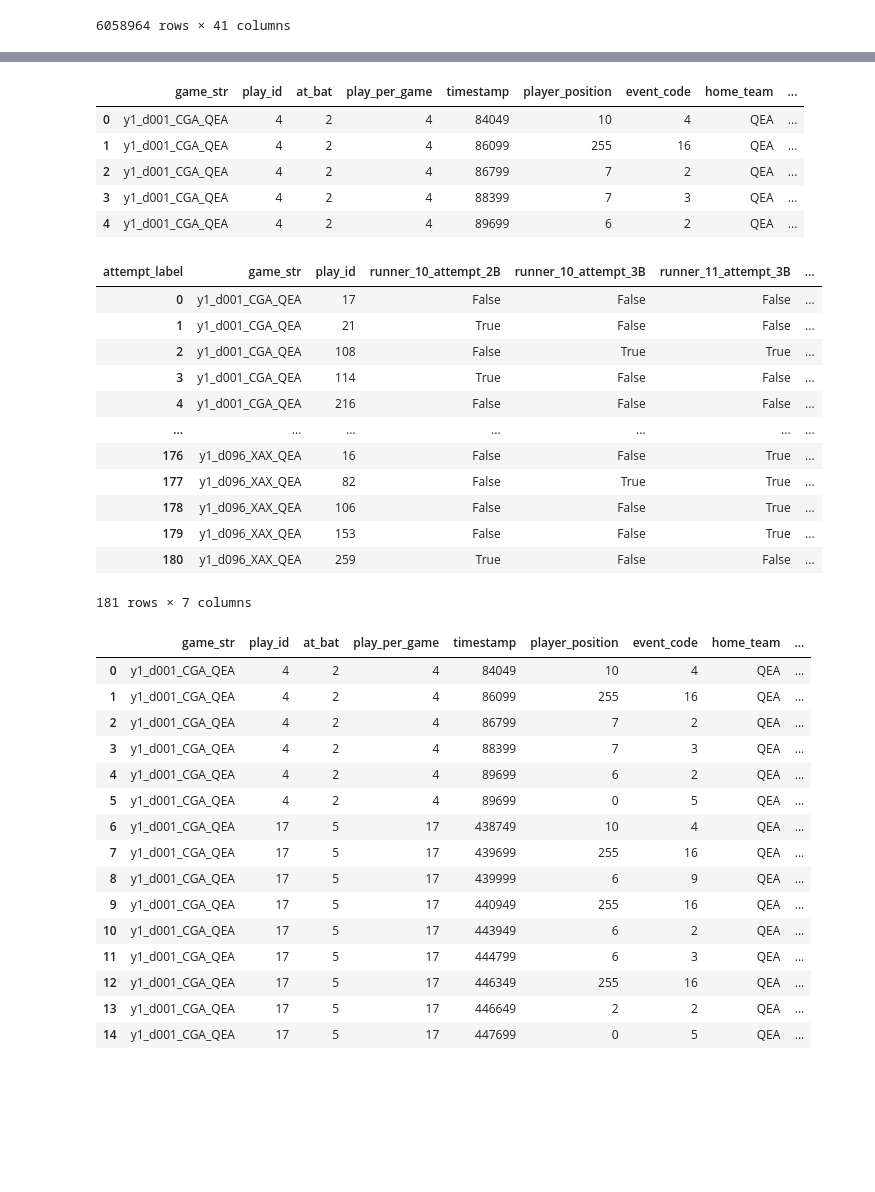
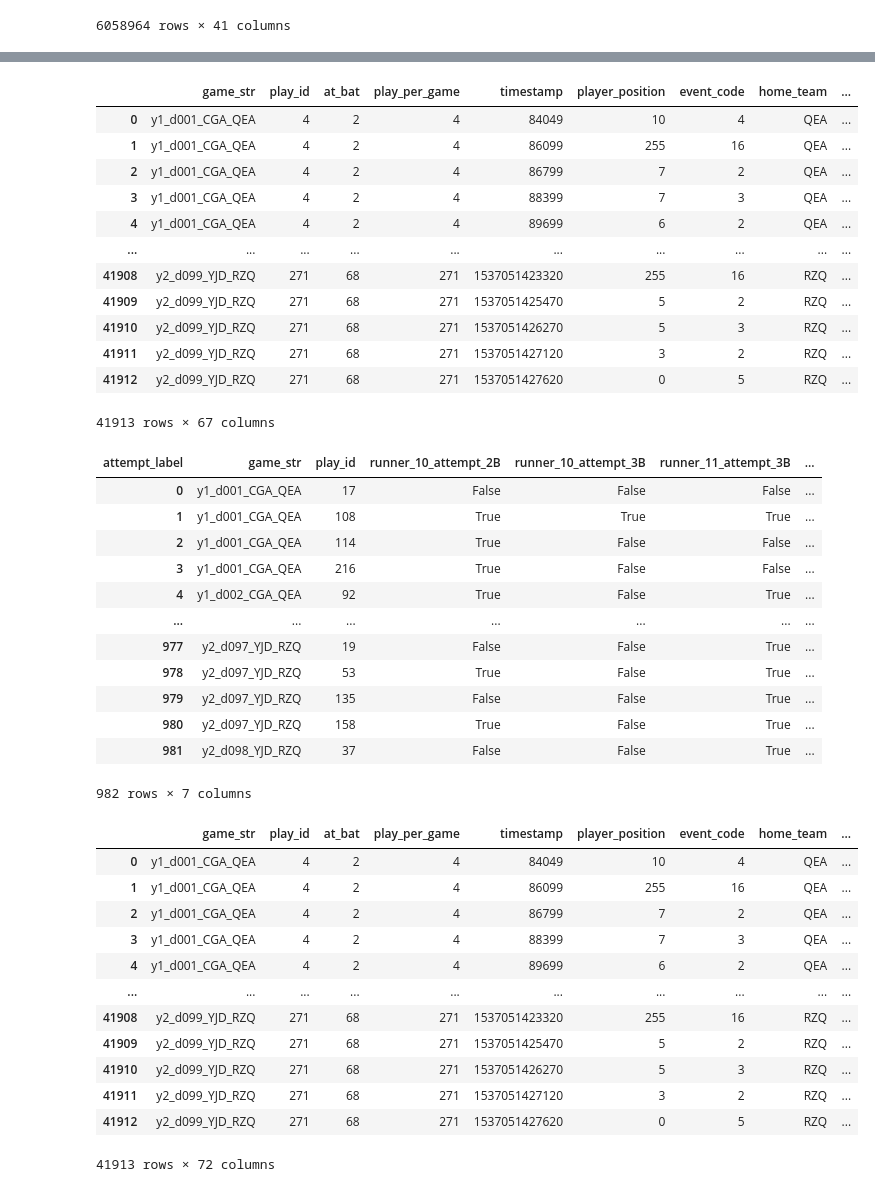
Before and after one commit to alexfrederick1/The-Man-in-the-Middle, a Jupyter notebook: startercode-py.ipynb, the cells around one changed output, grey strips where cells are left out. Cells and saved outputs as stored; diff of their text form; code cells hidden in the pictures; blank space fills up the shorter version.

```diff
--- a/startercode-py.ipynb
+++ b/startercode-py.ipynb
@@ -163,8 +163,8 @@ player_pos_pivot
 | 6058963 | y2_d099_YJD_RZQ | 292 | 10148148 | 1.2522 | 0.0000 | 70.9473 | 52.7490 | -48.3558 | -12.4782 | ... |
 6058964 rows × 41 columns
 # %%
-
-cp_pos = candidate_plays_small.merge(
+# add in player positions
+cp_pos = candidate_plays.merge(
     player_pos_pivot,
     on=['game_str', 'play_id', 'timestamp'],
     how='left'
@@ -190,7 +197,7 @@ full_plays = cp_pos.merge(
     how='left'
 )
 
-full_plays.head()
+full_plays
 # %% [output]
 |  | game_str | play_id | at_bat | play_per_game | timestamp | player_position | event_code | home_team | ... |
 | 0 | y1_d001_CGA_QEA | 4 | 2 | 4 | 84049 | 10 | 4 | QEA | ... |
@@ -198,6 +205,13 @@ full_plays.head()
 | 2 | y1_d001_CGA_QEA | 4 | 2 | 4 | 86799 | 7 | 2 | QEA | ... |
 | 3 | y1_d001_CGA_QEA | 4 | 2 | 4 | 88399 | 7 | 3 | QEA | ... |
 | 4 | y1_d001_CGA_QEA | 4 | 2 | 4 | 89699 | 6 | 2 | QEA | ... |
+| ... | ... | ... | ... | ... | ... | ... | ... | ... | ... |
+| 41908 | y2_d099_YJD_RZQ | 271 | 68 | 271 | 1537051423320 | 255 | 16 | RZQ | ... |
+| 41909 | y2_d099_YJD_RZQ | 271 | 68 | 271 | 1537051425470 | 5 | 2 | RZQ | ... |
+| 41910 | y2_d099_YJD_RZQ | 271 | 68 | 271 | 1537051426270 | 5 | 3 | RZQ | ... |
+| 41911 | y2_d099_YJD_RZQ | 271 | 68 | 271 | 1537051427120 | 3 | 2 | RZQ | ... |
+| 41912 | y2_d099_YJD_RZQ | 271 | 68 | 271 | 1537051427620 | 0 | 5 | RZQ | ... |
+41913 rows × 67 columns
 # %%
 # logic to detect base running attempts
 def detect_attempts(df):
@@ -217,7 +231,7 @@ def detect_attempts(df):
         # Hitter positions
         f10_x = group_sorted['field_x_10']
         f10_y = group_sorted['field_y_10']
-        f10_second_attempt = (f10_x > 40) & (f10_y > 90)
+        f10_second_attempt = (f10_x < 40) & (f10_y > 90)
         f10_third_attempt = (f10_x < -35) & (f10_y < 98)
 
         # 1B runner positions
@@ -305,44 +319,40 @@ attempts_wide
 # %% [output]
 | attempt_label | game_str | play_id | runner_10_attempt_2B | runner_10_attempt_3B | runner_11_attempt_3B | ... |
 | 0 | y1_d001_CGA_QEA | 17 | False | False | False | ... |
-| 1 | y1_d001_CGA_QEA | 21 | True | False | False | ... |
-| 2 | y1_d001_CGA_QEA | 108 | False | True | True | ... |
-| 3 | y1_d001_CGA_QEA | 114 | True | False | False | ... |
-| 4 | y1_d001_CGA_QEA | 216 | False | False | False | ... |
+| 1 | y1_d001_CGA_QEA | 108 | True | True | True | ... |
+| 2 | y1_d001_CGA_QEA | 114 | True | False | False | ... |
+| 3 | y1_d001_CGA_QEA | 216 | True | False | False | ... |
+| 4 | y1_d002_CGA_QEA | 92 | True | False | True | ... |
 | ... | ... | ... | ... | ... | ... | ... |
-| 176 | y1_d096_XAX_QEA | 16 | False | False | True | ... |
-| 177 | y1_d096_XAX_QEA | 82 | False | True | True | ... |
-| 178 | y1_d096_XAX_QEA | 106 | False | False | True | ... |
-| 179 | y1_d096_XAX_QEA | 153 | False | False | True | ... |
-| 180 | y1_d096_XAX_QEA | 259 | True | False | False | ... |
+| 977 | y2_d097_YJD_RZQ | 19 | False | False | True | ... |
+| 978 | y2_d097_YJD_RZQ | 53 | True | False | True | ... |
+| 979 | y2_d097_YJD_RZQ | 135 | False | False | True | ... |
+| 980 | y2_d097_YJD_RZQ | 158 | True | False | True | ... |
+| 981 | y2_d098_YJD_RZQ | 37 | False | False | True | ... |
-181 rows × 7 columns
+982 rows × 7 columns
 # %%
-# Merge score_attemps with full_plays on game_str, play_id, and player_position
 full_plays_att = full_plays.merge(
     attempts_wide,
     on=['game_str', 'play_id'],
     how='left'
 )
 
 
-full_plays_att.head(15)
+full_plays_att
 # %% [output]
 |  | game_str | play_id | at_bat | play_per_game | timestamp | player_position | event_code | home_team | ... |
 | 0 | y1_d001_CGA_QEA | 4 | 2 | 4 | 84049 | 10 | 4 | QEA | ... |
 | 1 | y1_d001_CGA_QEA | 4 | 2 | 4 | 86099 | 255 | 16 | QEA | ... |
 | 2 | y1_d001_CGA_QEA | 4 | 2 | 4 | 86799 | 7 | 2 | QEA | ... |
 | 3 | y1_d001_CGA_QEA | 4 | 2 | 4 | 88399 | 7 | 3 | QEA | ... |
 | 4 | y1_d001_CGA_QEA | 4 | 2 | 4 | 89699 | 6 | 2 | QEA | ... |
-| 5 | y1_d001_CGA_QEA | 4 | 2 | 4 | 89699 | 0 | 5 | QEA | ... |
-| 6 | y1_d001_CGA_QEA | 17 | 5 | 17 | 438749 | 10 | 4 | QEA | ... |
-| 7 | y1_d001_CGA_QEA | 17 | 5 | 17 | 439699 | 255 | 16 | QEA | ... |
-| 8 | y1_d001_CGA_QEA | 17 | 5 | 17 | 439999 | 6 | 9 | QEA | ... |
-| 9 | y1_d001_CGA_QEA | 17 | 5 | 17 | 440949 | 255 | 16 | QEA | ... |
-| 10 | y1_d001_CGA_QEA | 17 | 5 | 17 | 443949 | 6 | 2 | QEA | ... |
-| 11 | y1_d001_CGA_QEA | 17 | 5 | 17 | 444799 | 6 | 3 | QEA | ... |
-| 12 | y1_d001_CGA_QEA | 17 | 5 | 17 | 446349 | 255 | 16 | QEA | ... |
-| 13 | y1_d001_CGA_QEA | 17 | 5 | 17 | 446649 | 2 | 2 | QEA | ... |
-| 14 | y1_d001_CGA_QEA | 17 | 5 | 17 | 447699 | 0 | 5 | QEA | ... |
+| ... | ... | ... | ... | ... | ... | ... | ... | ... | ... |
+| 41908 | y2_d099_YJD_RZQ | 271 | 68 | 271 | 1537051423320 | 255 | 16 | RZQ | ... |
+| 41909 | y2_d099_YJD_RZQ | 271 | 68 | 271 | 1537051425470 | 5 | 2 | RZQ | ... |
+| 41910 | y2_d099_YJD_RZQ | 271 | 68 | 271 | 1537051426270 | 5 | 3 | RZQ | ... |
+| 41911 | y2_d099_YJD_RZQ | 271 | 68 | 271 | 1537051427120 | 3 | 2 | RZQ | ... |
+| 41912 | y2_d099_YJD_RZQ | 271 | 68 | 271 | 1537051427620 | 0 | 5 | RZQ | ... |
+41913 rows × 72 columns
 # %%
 # filter for moment that the ball is acquired
 ball_acquired_df = full_plays_att[(full_plays_att['play_type'] == 'ball acquired') & (full_plays_att['player_position'].isin([7,8,9]))]
```
Also changed, not shown: parts of 16 cells of this notebook.
